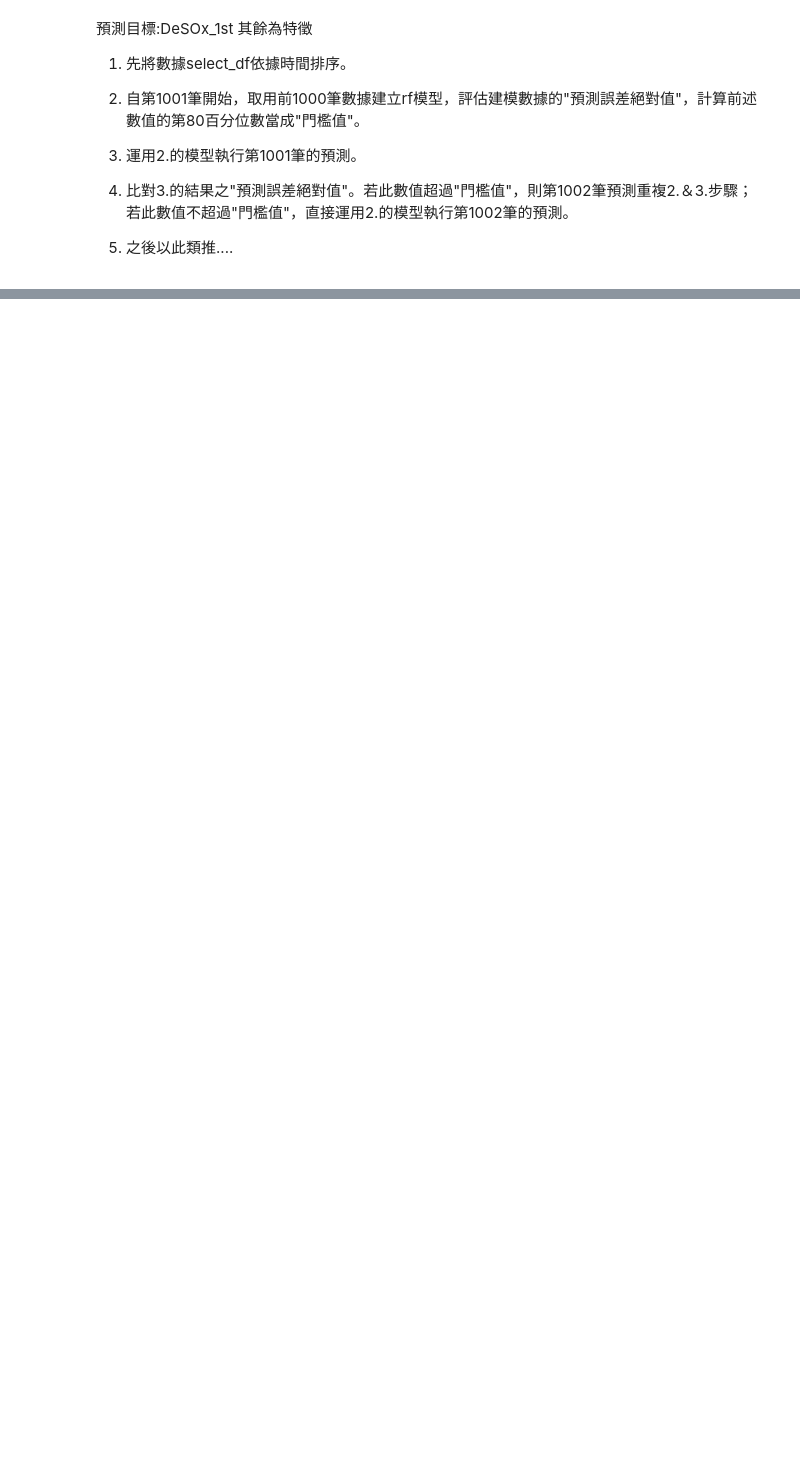
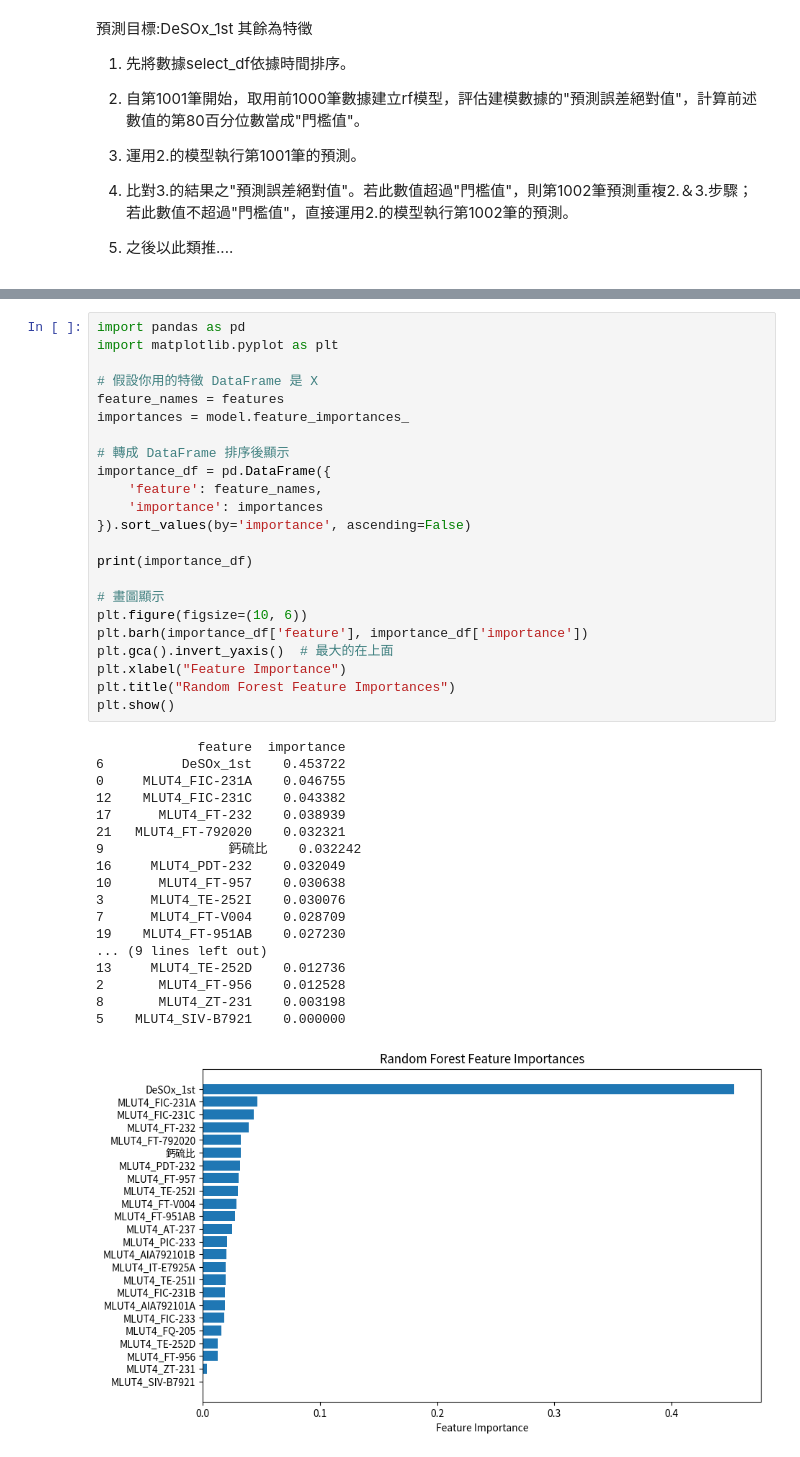
Before and after one commit to skywalker0803r/CFB, a Jupyter notebook: 滾動式預測y3.ipynb, the cells around one changed output, grey strips where cells are left out. Drawn from its saved outputs; the diff is of its cells as text; blank space fills up the shorter version.

```diff
--- a/滾動式預測y3.ipynb
+++ b/滾動式預測y3.ipynb
@@ -298,0 +350,42 @@ fig.show()
+# %%
+import pandas as pd
+import matplotlib.pyplot as plt
+
+# 假設你用的特徵 DataFrame 是 X
+feature_names = features
+importances = model.feature_importances_
+
+# 轉成 DataFrame 排序後顯示
+importance_df = pd.DataFrame({
+    'feature': feature_names,
+    'importance': importances
+}).sort_values(by='importance', ascending=False)
+
+print(importance_df)
+
+# 畫圖顯示
+plt.figure(figsize=(10, 6))
+plt.barh(importance_df['feature'], importance_df['importance'])
+plt.gca().invert_yaxis()  # 最大的在上面
+plt.xlabel("Feature Importance")
+plt.title("Random Forest Feature Importances")
+plt.show()
+# %% [output]
+             feature  importance
+6          DeSOx_1st    0.453722
+0     MLUT4_FIC-231A    0.046755
+12    MLUT4_FIC-231C    0.043382
+17      MLUT4_FT-232    0.038939
+21   MLUT4_FT-792020    0.032321
+9                鈣硫比    0.032242
+16     MLUT4_PDT-232    0.032049
+10      MLUT4_FT-957    0.030638
+3      MLUT4_TE-252I    0.030076
+7      MLUT4_FT-V004    0.028709
+19    MLUT4_FT-951AB    0.027230
+... (9 lines left out)
+13     MLUT4_TE-252D    0.012736
+2       MLUT4_FT-956    0.012528
+8       MLUT4_ZT-231    0.003198
+5    MLUT4_SIV-B7921    0.000000
+[figure, added]
```
Also changed, not shown: parts of 8 cells of this notebook.
